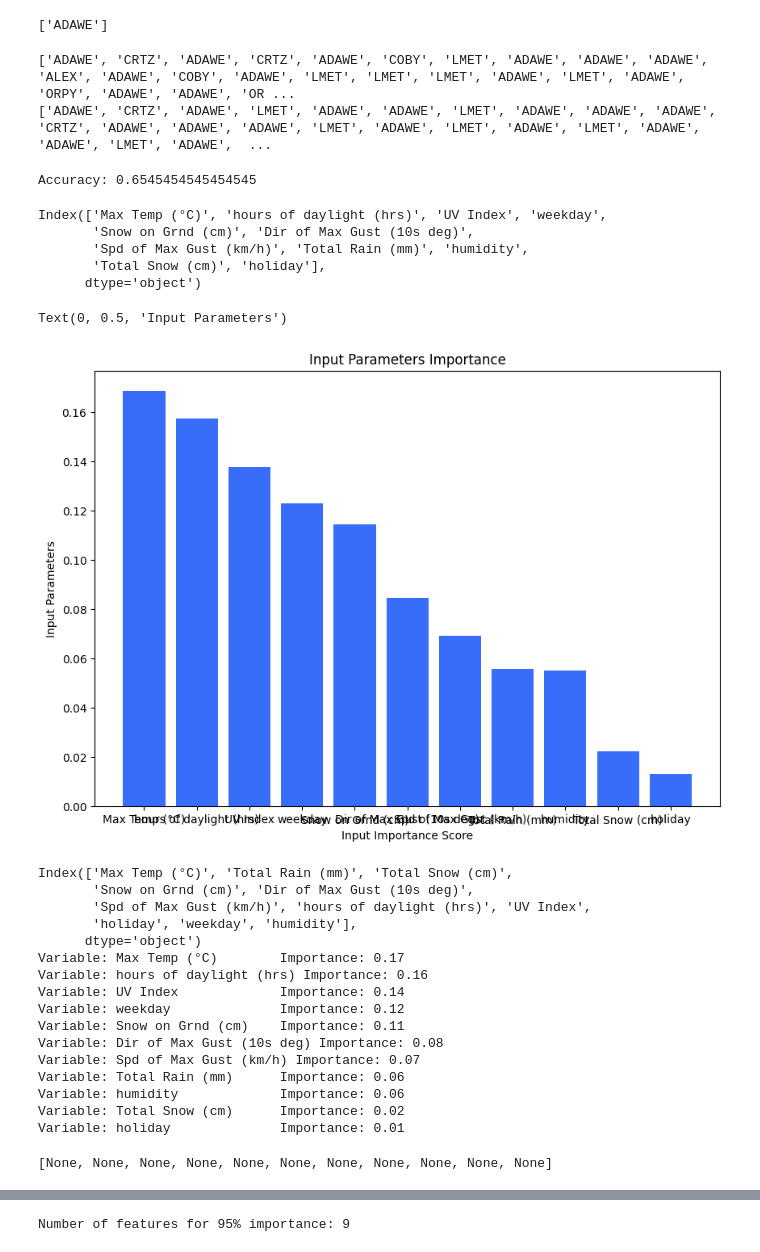
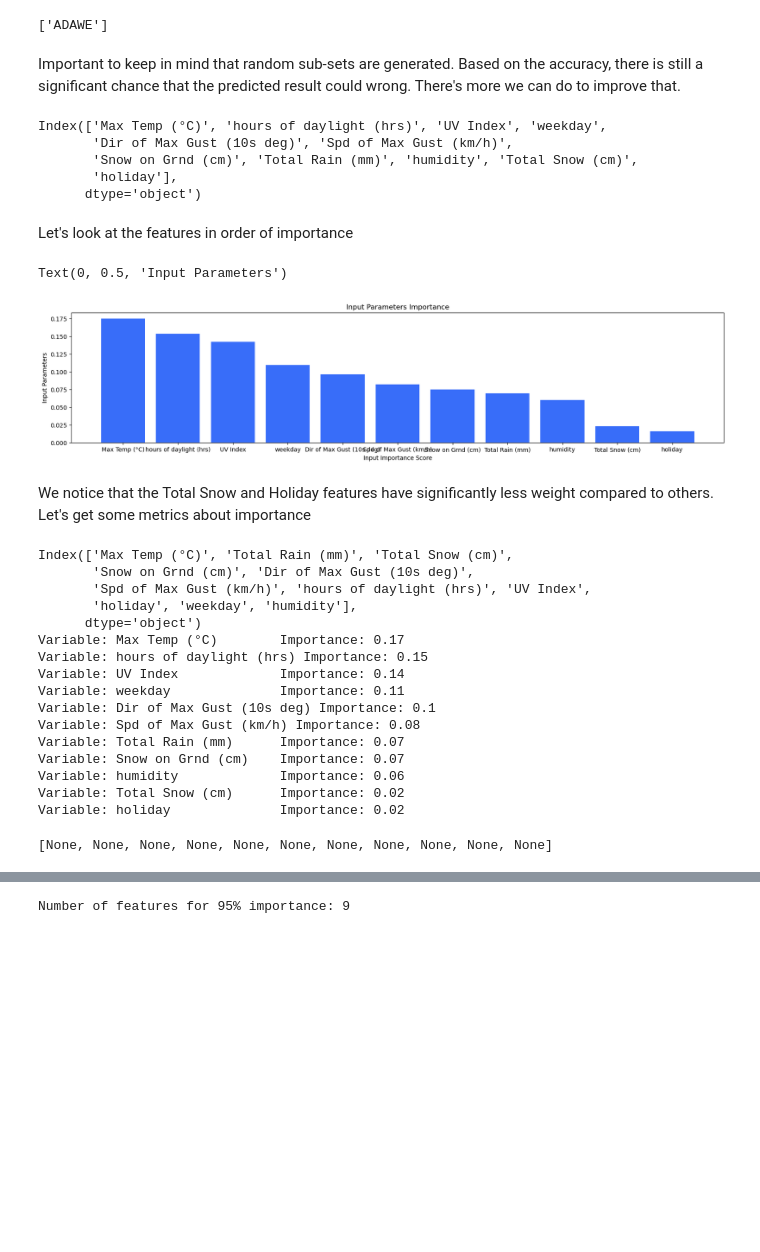
Before and after one commit to uOttawa-IT-Research-teaching/DecisionTrees, a Jupyter notebook: 3-bike_rf_Noise.ipynb, the cells around one changed output, grey strips where cells are left out. Saved outputs shown, nothing was run; the diff lists cells and outputs as text; code cells hidden in the pictures; blank space fills up the shorter version.

```diff
--- a/3-bike_rf_Noise.ipynb
+++ b/3-bike_rf_Noise.ipynb
@@ -8,7 +8,7 @@ import seaborn as sns
 %matplotlib inline
 # %%
 sns.set_palette("rainbow")
-df = pd.read_csv('./data/data2020_mod.csv')
+df = pd.read_csv('./data2020_mod.csv')
 # %%
 df.head()
 # %% [output]
@@ -127,15 +134,6 @@ from sklearn import metrics
-# %%
-print(list(y_test))
-print(list(y_pred))
-# %% [output]
-['ADAWE', 'CRTZ', 'ADAWE', 'CRTZ', 'ADAWE', 'COBY', 'LMET', 'ADAWE', 'ADAWE', 'ADAWE', 'ALEX', 'ADAWE', 'COBY', 'ADAWE', 'LMET', 'LMET', 'LMET', 'ADAWE', 'LMET', 'ADAWE', 'ORPY', 'ADAWE', 'ADAWE', 'OR ...
-['ADAWE', 'CRTZ', 'ADAWE', 'LMET', 'ADAWE', 'ADAWE', 'LMET', 'ADAWE', 'ADAWE', 'ADAWE', 'CRTZ', 'ADAWE', 'ADAWE', 'ADAWE', 'LMET', 'ADAWE', 'LMET', 'ADAWE', 'LMET', 'ADAWE', 'ADAWE', 'LMET', 'ADAWE',  ...
-# %%
-print("Accuracy:",metrics.accuracy_score(y_test, y_pred))
-# %% [output]
-Accuracy: 0.6545454545454545
+# %% [markdown]
+Important to keep in mind that random sub-sets are generated.  Based on the accuracy, there is still a significant chance that the predicted result could wrong.  There's more we can do to improve that.
 # %%
-# Need to adjust for workshop
 from sklearn import datasets
 
 input_parameters = pd.Series(clf.feature_importances_,index=['Max Temp (°C)', 'Total Rain (mm)', 'Total Snow (cm)','Snow on Grnd (cm)', 'Dir of Max Gust (10s deg)', 'Spd of Max Gust (km/h)', 'hours of daylight (hrs)', 'UV Index','holiday', 'weekday', 'humidity']).sort_values(ascending=False)
@@ -143,21 +141,25 @@ input_parameters = pd.Series(clf.feature_importances_,index=['Max Temp (°C)', '
 input_parameters.index
 # %% [output]
 Index(['Max Temp (°C)', 'hours of daylight (hrs)', 'UV Index', 'weekday',
-       'Snow on Grnd (cm)', 'Dir of Max Gust (10s deg)',
-       'Spd of Max Gust (km/h)', 'Total Rain (mm)', 'humidity',
-       'Total Snow (cm)', 'holiday'],
+       'Dir of Max Gust (10s deg)', 'Spd of Max Gust (km/h)',
+       'Snow on Grnd (cm)', 'Total Rain (mm)', 'humidity', 'Total Snow (cm)',
+       'holiday'],
       dtype='object')
+# %% [markdown]
+Let's look at the features in order of importance
 # %%
 import matplotlib.pyplot as plt
-plt.rcParams['figure.figsize'] = [10, 7]
+plt.rcParams['figure.figsize'] = [20, 4]
 
 plt.bar(input_parameters.index,input_parameters.values)
 plt.title('Input Parameters Importance')
 plt.xlabel('Input Importance Score')
 plt.ylabel('Input Parameters')
 # %% [output]
 Text(0, 0.5, 'Input Parameters')
-[figure, old version]
+[figure, new version]
+# %% [markdown]
+We notice that the Total Snow and Holiday features have significantly less weight compared to others.  Let's get some metrics about importance
 # %%
 importances = list(clf.feature_importances_)
 # List of tuples with variable and importance
@@ -175,16 +177,16 @@ Index(['Max Temp (°C)', 'Total Rain (mm)', 'Total Snow (cm)',
        'holiday', 'weekday', 'humidity'],
       dtype='object')
 Variable: Max Temp (°C)        Importance: 0.17
-Variable: hours of daylight (hrs) Importance: 0.16
+Variable: hours of daylight (hrs) Importance: 0.15
 Variable: UV Index             Importance: 0.14
-Variable: weekday              Importance: 0.12
-Variable: Snow on Grnd (cm)    Importance: 0.11
-Variable: Dir of Max Gust (10s deg) Importance: 0.08
-Variable: Spd of Max Gust (km/h) Importance: 0.07
-Variable: Total Rain (mm)      Importance: 0.06
+Variable: weekday              Importance: 0.11
+Variable: Dir of Max Gust (10s deg) Importance: 0.1
+Variable: Spd of Max Gust (km/h) Importance: 0.08
+Variable: Total Rain (mm)      Importance: 0.07
+Variable: Snow on Grnd (cm)    Importance: 0.07
 Variable: humidity             Importance: 0.06
 Variable: Total Snow (cm)      Importance: 0.02
-Variable: holiday              Importance: 0.01
+Variable: holiday              Importance: 0.02
 [None, None, None, None, None, None, None, None, None, None, None]
 # %%
 # list of x locations for plotting
```
Also changed, not shown: parts of 16 cells of this notebook, 2 other files.
